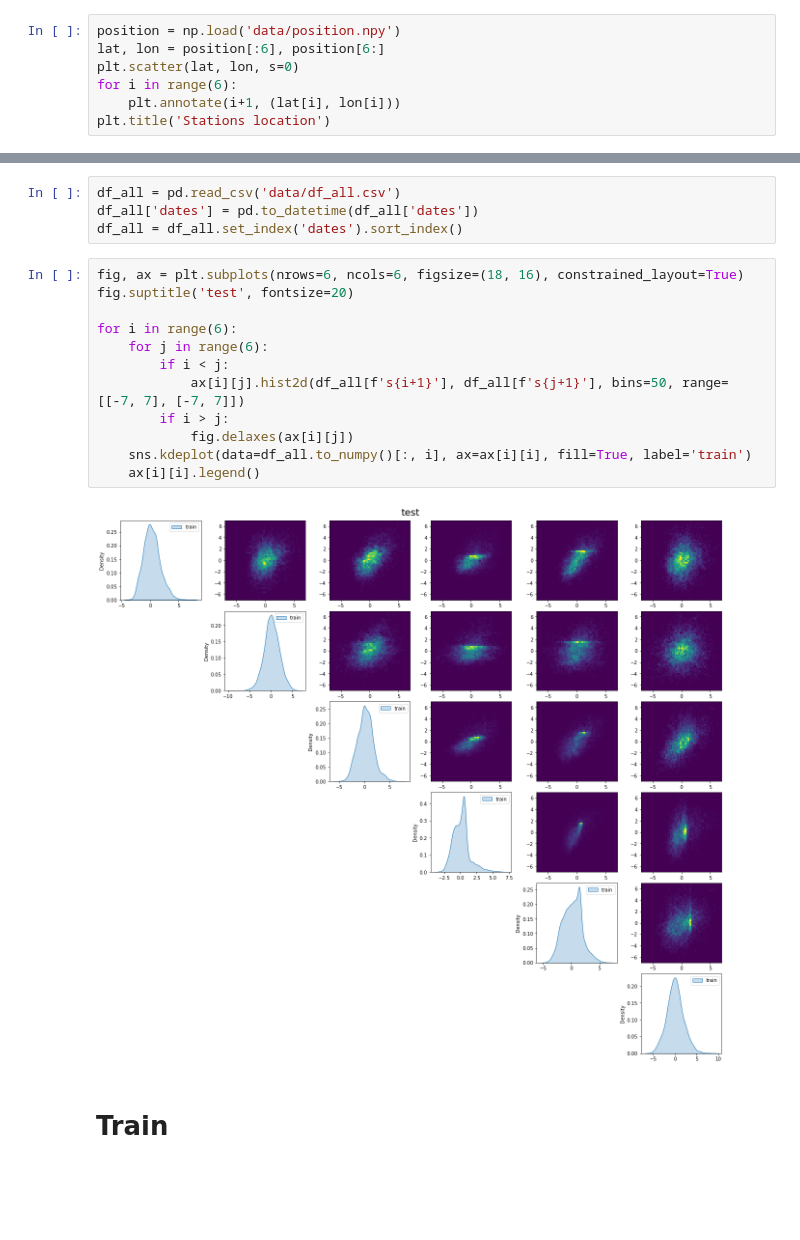
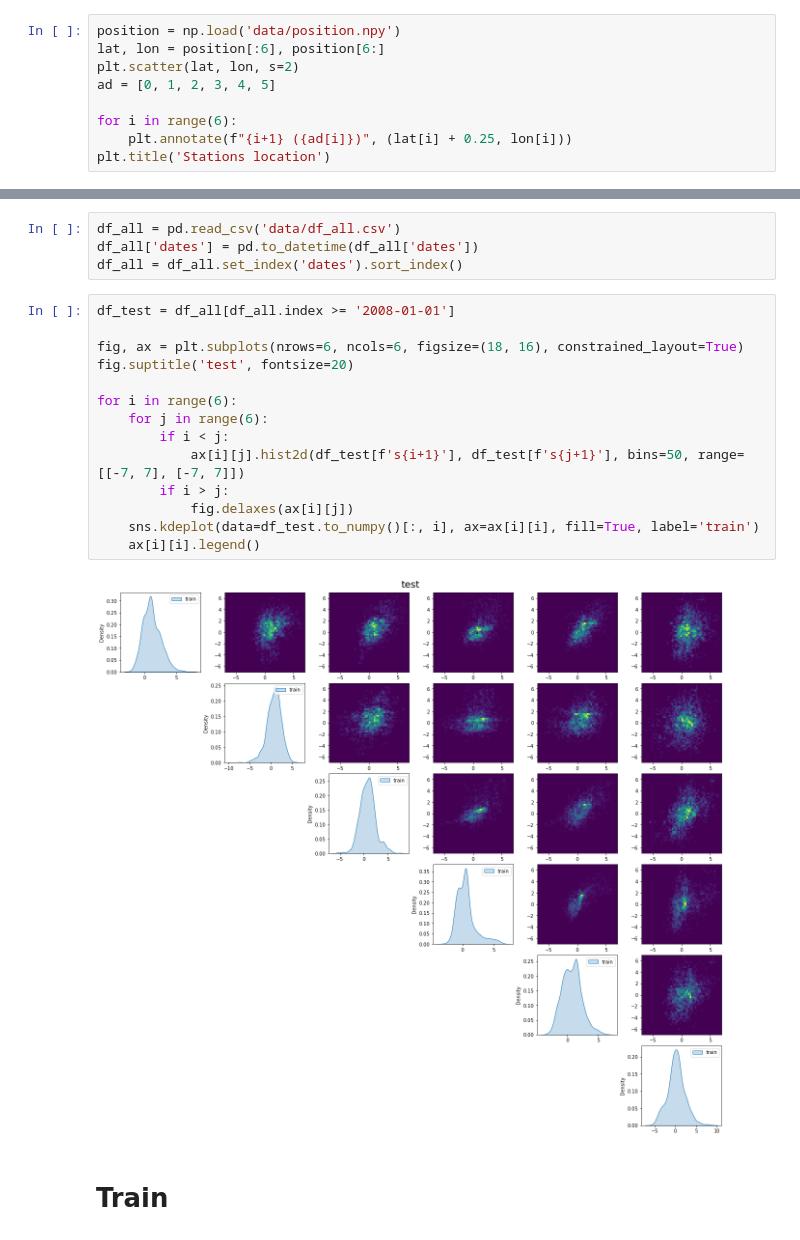
Before and after one commit to saschagaudlitz/Flash, a Jupyter notebook: train_cond.ipynb, the cells around one changed output, grey strips where cells are left out. Saved outputs shown, nothing was run; the diff lists cells and outputs as text; blank space fills up the shorter version.

```diff
--- a/train_cond.ipynb
+++ b/train_cond.ipynb
@@ -32,9 +29,11 @@ os.environ['MLFLOW_TRACKING_URI'] = 'sqlite:///mlflow.db'
 # %%
 position = np.load('data/position.npy')
 lat, lon = position[:6], position[6:]
-plt.scatter(lat, lon, s=0)
+plt.scatter(lat, lon, s=2)
+ad = [0, 1, 2, 3, 4, 5]
+
 for i in range(6):
-    plt.annotate(i+1, (lat[i], lon[i]))
+    plt.annotate(f"{i+1} ({ad[i]})", (lat[i] + 0.25, lon[i]))
 plt.title('Stations location')
 # %% [output]
 Text(0.5, 1.0, 'Stations location')
@@ -44,19 +43,21 @@ df_all = pd.read_csv('data/df_all.csv')
 df_all['dates'] = pd.to_datetime(df_all['dates'])
 df_all = df_all.set_index('dates').sort_index()
 # %%
+df_test = df_all[df_all.index >= '2008-01-01']
+
 fig, ax = plt.subplots(nrows=6, ncols=6, figsize=(18, 16), constrained_layout=True)
 fig.suptitle('test', fontsize=20)
 
 for i in range(6):
     for j in range(6):
         if i < j:
-            ax[i][j].hist2d(df_all[f's{i+1}'], df_all[f's{j+1}'], bins=50, range=[[-7, 7], [-7, 7]])
+            ax[i][j].hist2d(df_test[f's{i+1}'], df_test[f's{j+1}'], bins=50, range=[[-7, 7], [-7, 7]])
         if i > j:
             fig.delaxes(ax[i][j])
-    sns.kdeplot(data=df_all.to_numpy()[:, i], ax=ax[i][i], fill=True, label='train')
+    sns.kdeplot(data=df_test.to_numpy()[:, i], ax=ax[i][i], fill=True, label='train')
     ax[i][i].legend()
 # %% [output]
-[figure, old version]
+[figure, new version]
 # %% [markdown]
 # Train
 # %%
```
Also changed, not shown: parts of 3 cells of this notebook, 4 other files.
